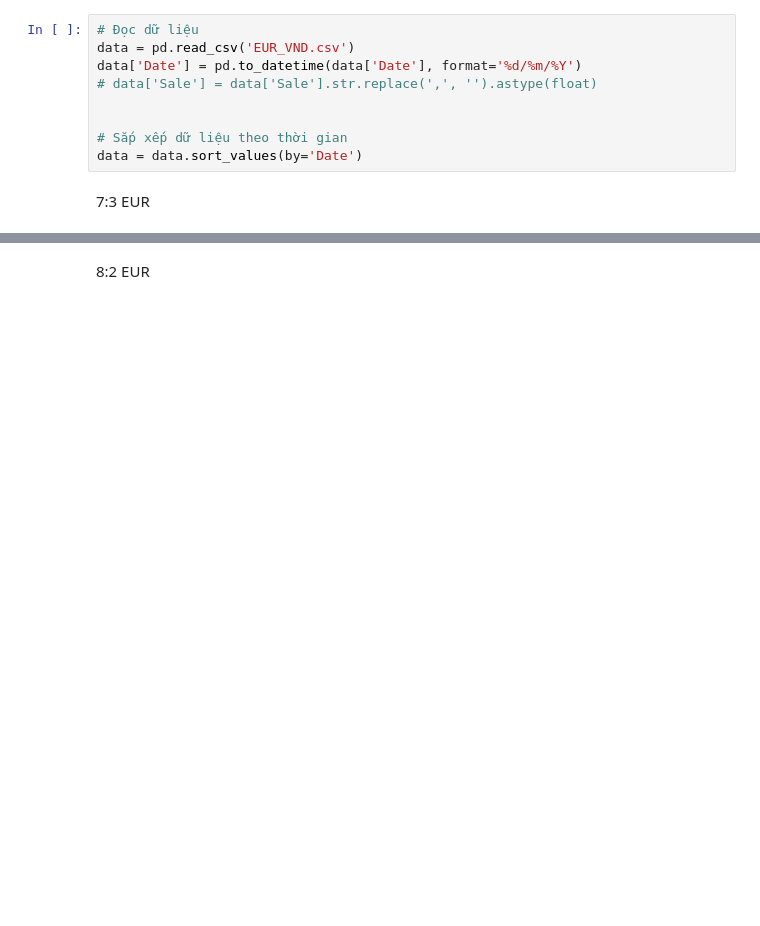
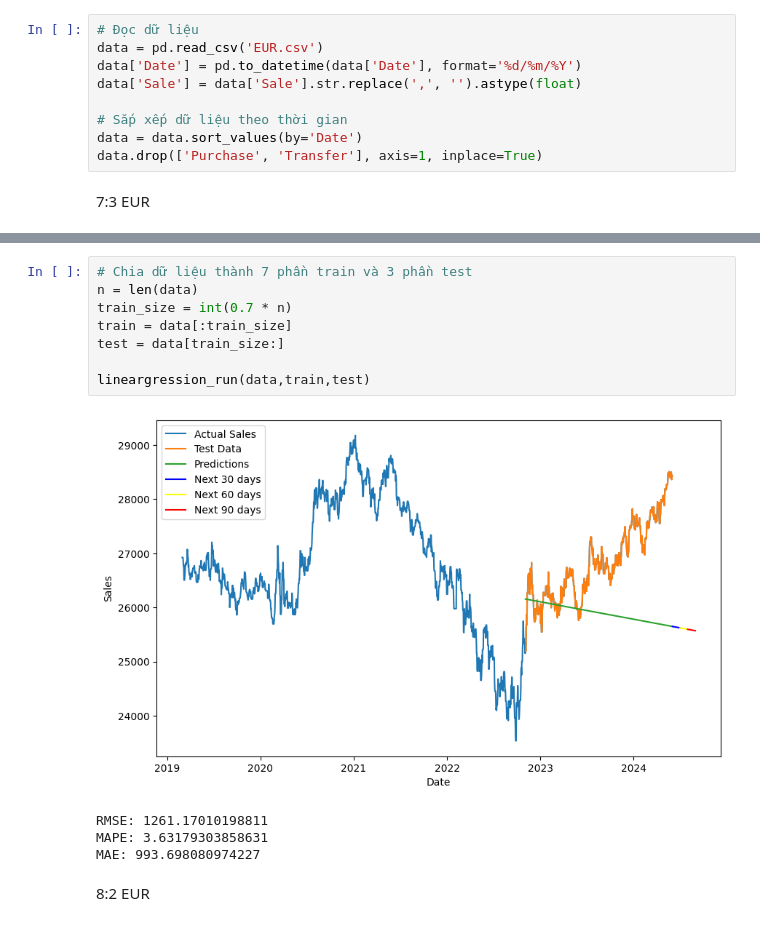
Before and after one commit to TTMChung/IS403_O22_HTCL_4, a Jupyter notebook: Model/Linear_Regression.ipynb, the cells around one changed output, grey strips where cells are left out. Saved outputs shown, nothing was run; the diff lists cells and outputs as text; blank space fills up the shorter version.

Commit message:
update Linear_Regression code

```diff
--- a/Model/Linear_Regression.ipynb
+++ b/Model/Linear_Regression.ipynb
@@ -10,12 +63,12 @@ from sklearn.metrics import mean_squared_error, mean_absolute_error
 EUR_VND
 # %%
 # Đọc dữ liệu
-data = pd.read_csv('EUR_VND.csv')
+data = pd.read_csv('EUR.csv')
 data['Date'] = pd.to_datetime(data['Date'], format='%d/%m/%Y')
-# data['Sale'] = data['Sale'].str.replace(',', '').astype(float)
-
+data['Sale'] = data['Sale'].str.replace(',', '').astype(float)
 
 # Sắp xếp dữ liệu theo thời gian
 data = data.sort_values(by='Date')
+data.drop(['Purchase', 'Transfer'], axis=1, inplace=True)
 # %% [markdown]
 7:3 EUR
@@ -82,2 +75,15 @@ MAE: 696.0153543314069
+# %%
+# Chia dữ liệu thành 7 phần train và 3 phần test
+n = len(data)
+train_size = int(0.7 * n)
+train = data[:train_size]
+test = data[train_size:]
+
+lineargression_run(data,train,test)
+# %% [output]
+[figure, added]
+RMSE: 1261.17010198811
+MAPE: 3.63179303858631
+MAE: 993.698080974227
 # %% [markdown]
 8:2 EUR
```
Also changed, not shown: parts of 21 cells of this notebook.
